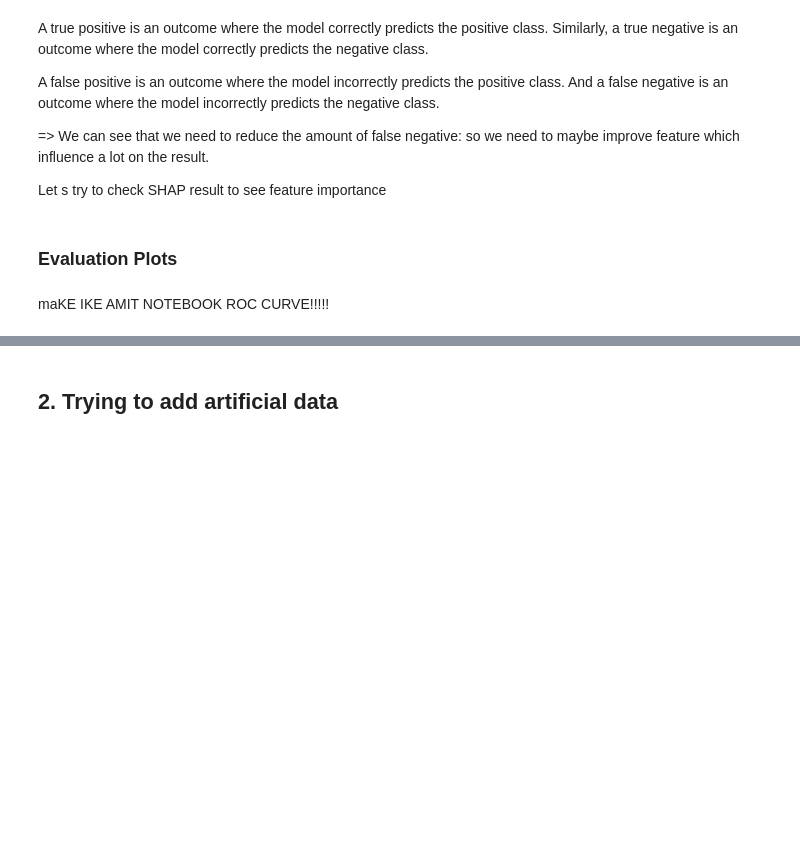
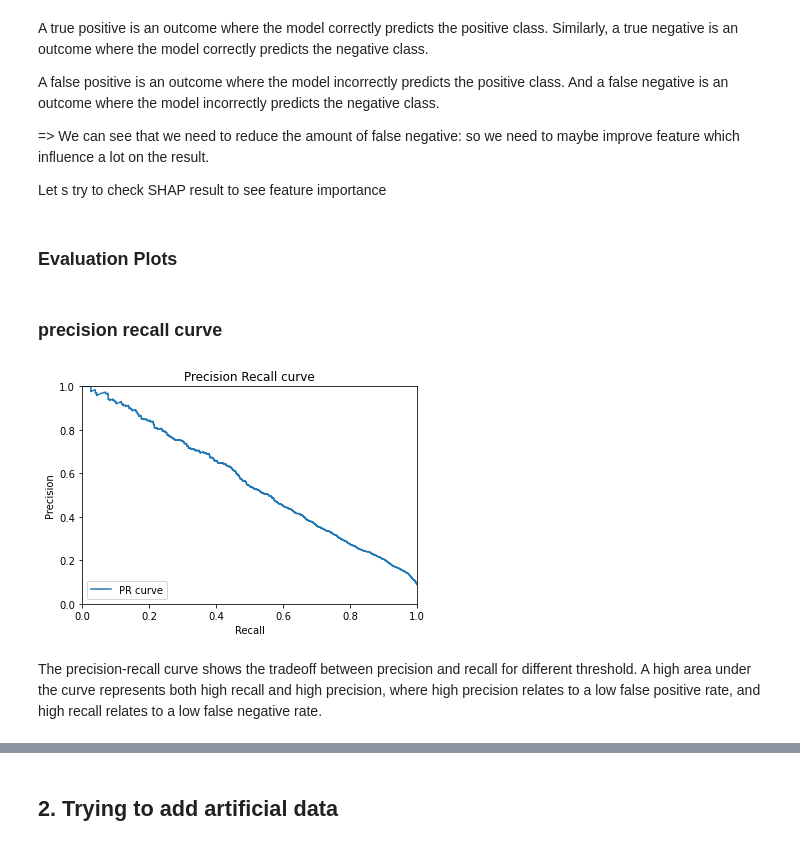
Before and after one commit to EladBil/DS-Squad-Project, a Jupyter notebook: PresentationNotebook.ipynb, the cells around one changed output, grey strips where cells are left out. Cells and saved outputs as stored; diff of their text form; code cells hidden in the pictures; blank space fills up the shorter version.

```diff
--- a/PresentationNotebook.ipynb
+++ b/PresentationNotebook.ipynb
@@ -382,10 +420,8 @@ A false positive is an outcome where the model incorrectly predicts the positive
 Let s try to check SHAP result to see feature importance
 # %% [markdown]
 ### Evaluation Plots
-# %% [markdown]
-maKE IKE AMIT NOTEBOOK
-ROC CURVE!!!!!
 # %%
 y_true = y_test
-predicted_probs = logreg.predict_proba(x_test)
+xgb = model.get_models()[2] #xgboost
+predicted_probs = xgb.predict_proba(x_test)
 y_score = predicted_probs[:,1]
@@ -393,0 +428,20 @@ y_score = predicted_probs[:,1]
+# %% [markdown]
+### precision recall curve
+# %%
+def plotPR(precision, recall):
+    plt.figure()
+    plt.plot(recall, precision, label='PR curve')
+    plt.xlim([0.0, 1.0])
+    plt.ylim([0.0, 1.0])
+    plt.xlabel('Recall')
+    plt.ylabel('Precision')
+    plt.title('Precision Recall curve')
+    plt.legend(loc='lower left')
+    plt.show()
+# %%
+precision, recall, thresholds = sklearn.metrics.precision_recall_curve(y_true, y_score, pos_label=1)
+plotPR(precision, recall)
+# %% [output]
+[figure, added]
+# %% [markdown]
+The precision-recall curve shows the tradeoff between precision and recall for different threshold. A high area under the curve represents both high recall and high precision, where high precision relates to a low false positive rate, and high recall relates to a low false negative rate.
```
Also changed, not shown: parts of 34 cells of this notebook.
